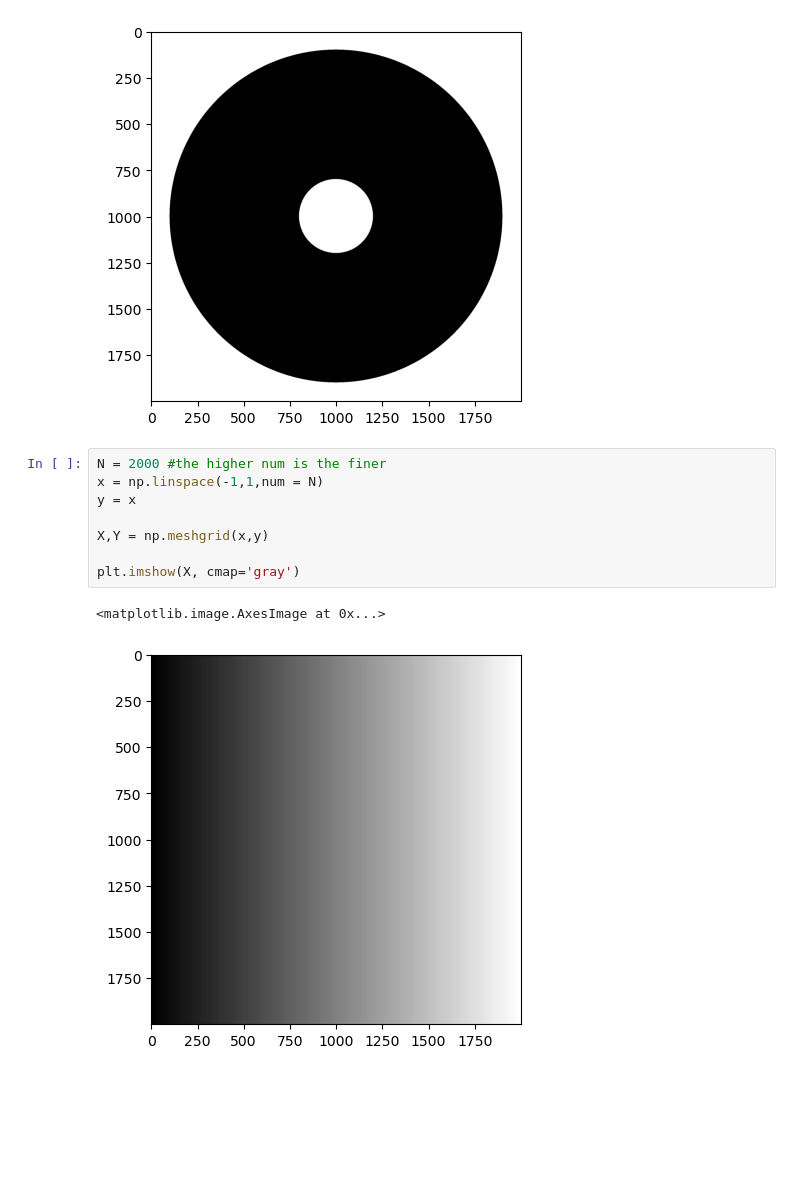
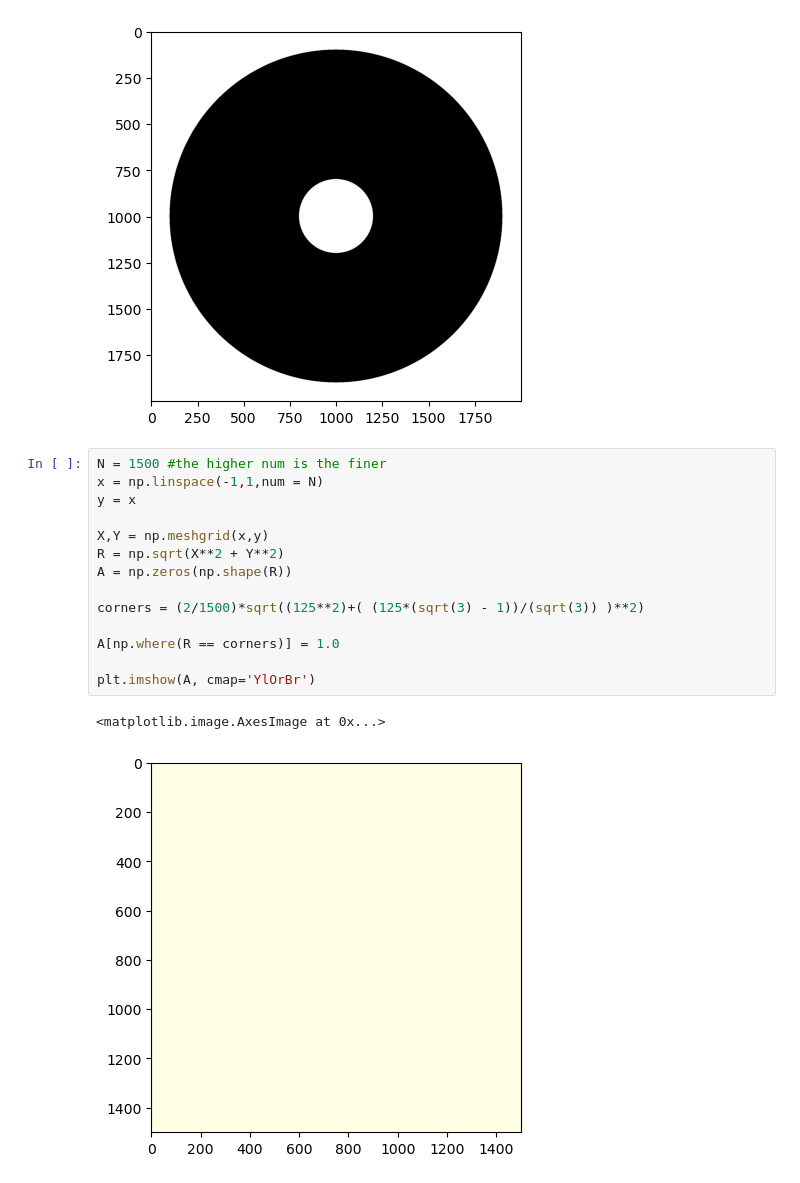
Before and after one commit to genvert/AP_157_FX-2_Vertudez, a Jupyter notebook: Activity 1/Activity 1.ipynb, the cells around one changed output. Drawn from its saved outputs; the diff is of its cells as text; blank space fills up the shorter version.

```diff
--- a/Activity 1/Activity 1.ipynb
+++ b/Activity 1/Activity 1.ipynb
@@ -51,13 +51,19 @@ plt.imshow(A, cmap='gray_r')
 <matplotlib.image.AxesImage at 0x...>
 [figure]
 # %%
-N = 2000 #the higher num is the finer
+N = 1500 #the higher num is the finer
 x = np.linspace(-1,1,num = N)
 y = x
 
 X,Y = np.meshgrid(x,y)
+R = np.sqrt(X**2 + Y**2)
+A = np.zeros(np.shape(R))
 
-plt.imshow(X, cmap='gray')
+corners = (2/1500)*sqrt((125**2)+( (125*(sqrt(3) - 1))/(sqrt(3)) )**2)
+
+A[np.where(R == corners)] = 1.0
+
+plt.imshow(A, cmap='YlOrBr')
 # %% [output]
 <matplotlib.image.AxesImage at 0x...>
-[figure, old version]
+[figure, new version]
```
Also changed, not shown: parts of 7 cells of this notebook.
